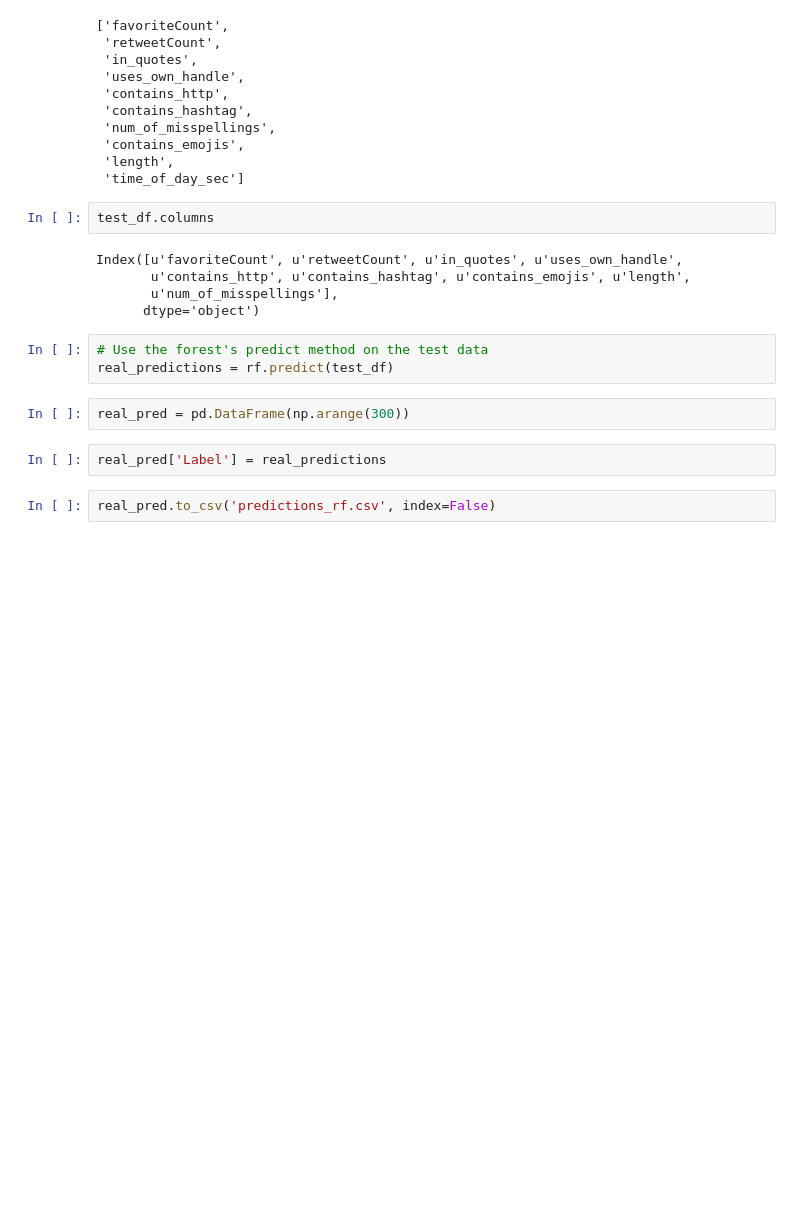
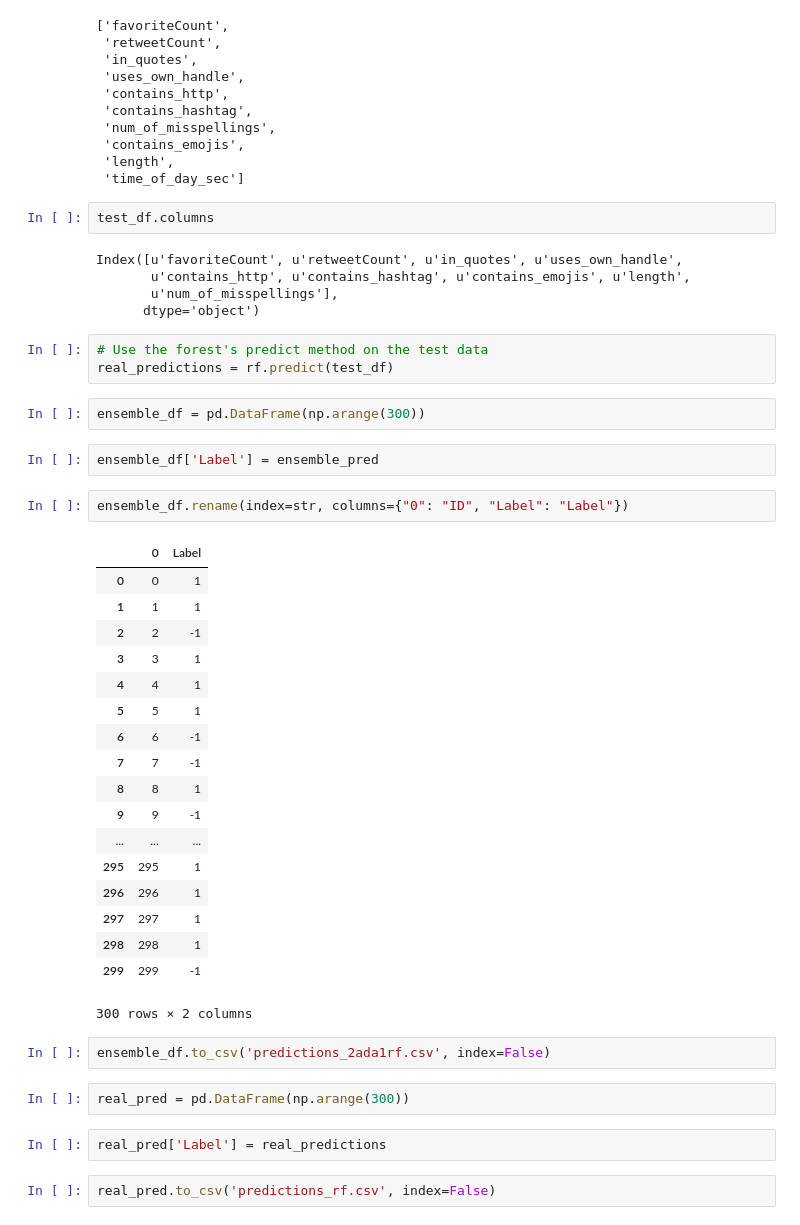
Before and after one commit to KevLuo/SAD, a Jupyter notebook: data_exploration.ipynb, the cells around one changed output. Cells and saved outputs as stored; diff of their text form; blank space fills up the shorter version.

```diff
--- a/data_exploration.ipynb
+++ b/data_exploration.ipynb
@@ -329,6 +87,33 @@ Index([u'favoriteCount', u'retweetCount', u'in_quotes', u'uses_own_handle',
 # %%
 # Use the forest's predict method on the test data
 real_predictions = rf.predict(test_df)
+# %%
+ensemble_df = pd.DataFrame(np.arange(300))
+# %%
+ensemble_df['Label'] = ensemble_pred
+# %%
+ensemble_df.rename(index=str, columns={"0": "ID", "Label": "Label"})
+# %% [output]
+|  | 0 | Label |
+| 0 | 0 | 1 |
+| 1 | 1 | 1 |
+| 2 | 2 | -1 |
+| 3 | 3 | 1 |
+| 4 | 4 | 1 |
+| 5 | 5 | 1 |
+| 6 | 6 | -1 |
+| 7 | 7 | -1 |
+| 8 | 8 | 1 |
+| 9 | 9 | -1 |
+| ... | ... | ... |
+| 295 | 295 | 1 |
+| 296 | 296 | 1 |
+| 297 | 297 | 1 |
+| 298 | 298 | 1 |
+| 299 | 299 | -1 |
+300 rows × 2 columns
+# %%
+ensemble_df.to_csv('predictions_2ada1rf.csv', index=False)
 # %%
 real_pred = pd.DataFrame(np.arange(300))
 # %%
```
Also changed, not shown: parts of 31 cells of this notebook, 2 other files.
